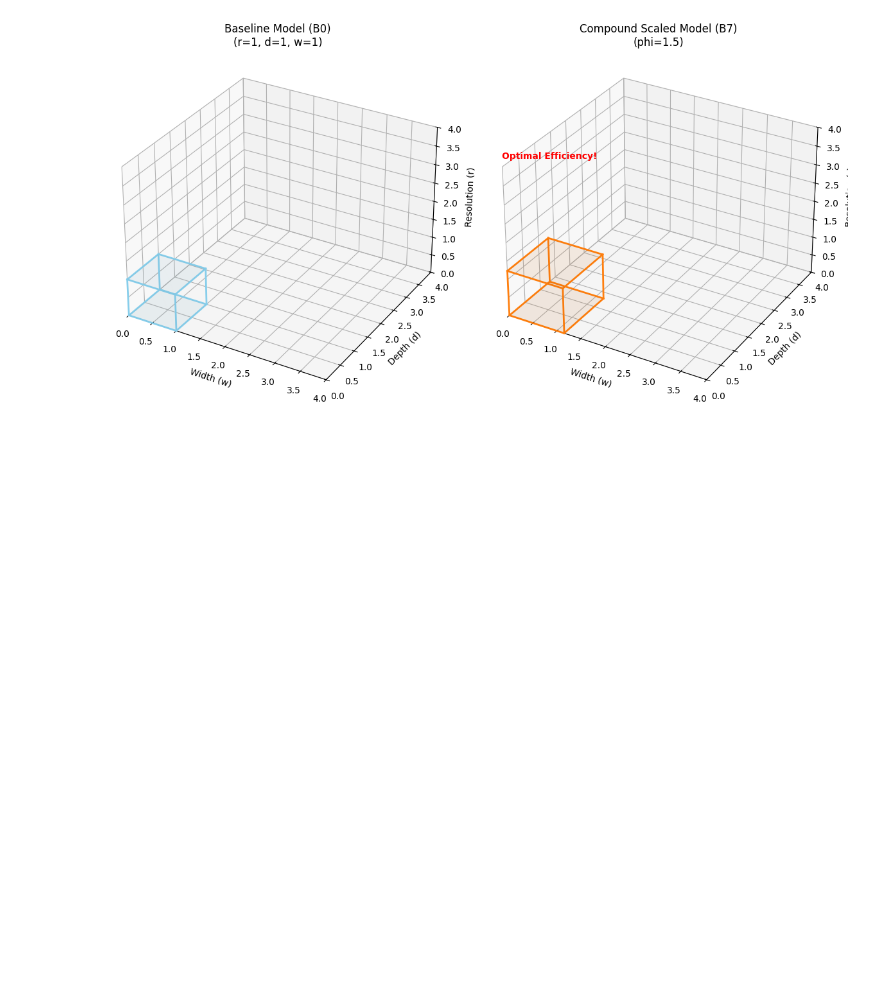
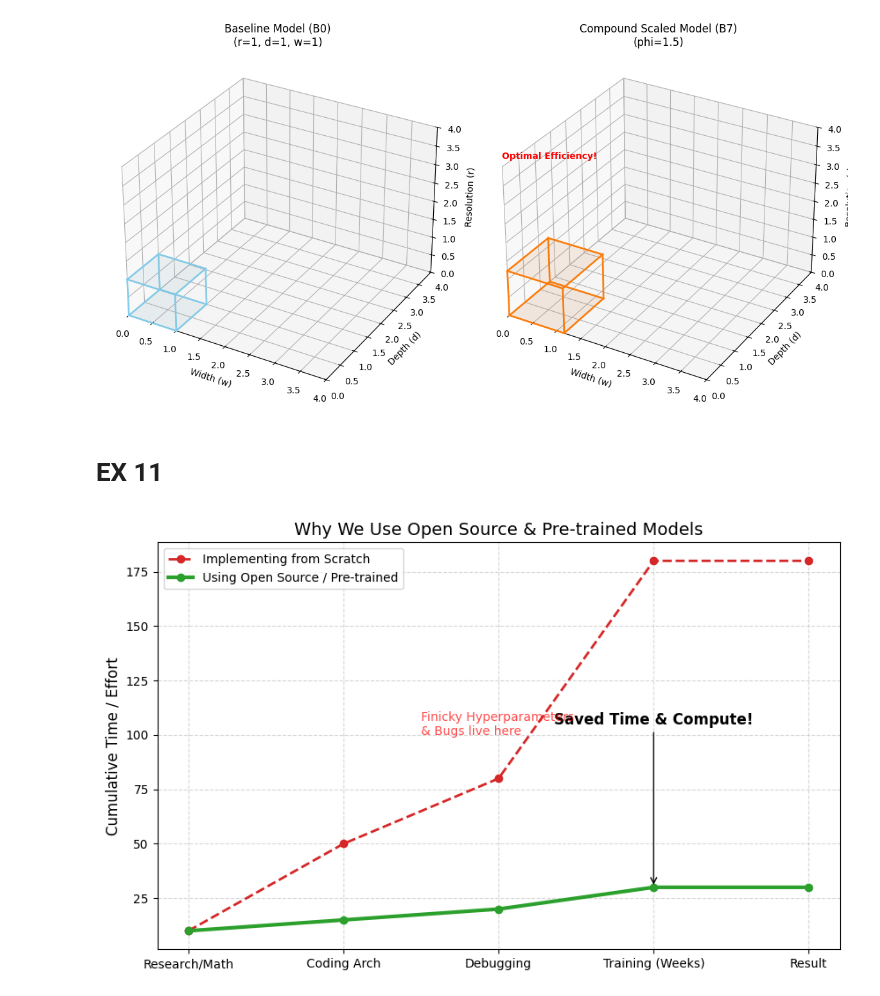
Before and after one commit to Saavkd7/DeepLearning-Specialization-Coursera, a Jupyter notebook: 4. Convolutional+Neural+NETWORKS/Week2/Ex.ipynb, the cells around one changed output. Drawn from its saved outputs; the diff is of its cells as text; code cells hidden in the pictures; blank space fills up the shorter version.

Commit message:
adding ch12 transfer learning

```diff
--- a/4. Convolutional+Neural+NETWORKS/Week2/Ex.ipynb
+++ b/4. Convolutional+Neural+NETWORKS/Week2/Ex.ipynb
@@ -670,3 +670,58 @@ if __name__ == "__main__":
     visualize_compound_scaling_fixed()
 # %% [output]
 [figure]
+# %% [markdown]
+# EX 11
+# %%
+### Full Visualization Implementation
+'''
+This visualization illustrates the **Efficiency Gap** between implementing from scratch versus using open source.
+It simulates the "time to first result" for both approaches.
+'''
+import matplotlib.pyplot as plt
+
+def visualize_workflow_efficiency():
+    # Stages of a project
+    stages = ['Research/Math', 'Coding Arch', 'Debugging', 'Training (Weeks)', 'Result']
+
+    # Time taken (Hypothetical arbitrary units)
+    # Scratch: Huge time coding/debugging, massive training time
+    time_scratch = [10, 40, 30, 100, 0]
+
+    # Open Source: Minimal coding, Minimal training (if using pre-trained), fast result
+    time_opensource = [10, 5, 5, 10, 0] # Transfer learning reduces training time massively
+
+    # Cumulative time
+    cumulative_scratch = [sum(time_scratch[:i+1]) for i in range(len(time_scratch))]
+    cumulative_opensource = [sum(time_opensource[:i+1]) for i in range(len(time_opensource))]
+
+    fig, ax = plt.subplots(figsize=(10, 6))
+
+    # Plot curves
+    ax.plot(stages, cumulative_scratch, marker='o', label='Implementing from Scratch',
+            color='tab:red', linestyle='--', linewidth=2)
+    ax.plot(stages, cumulative_opensource, marker='o', label='Using Open Source / Pre-trained',
+            color='tab:green', linewidth=3)
+
+    # Annotations
+    ax.set_ylabel('Cumulative Time / Effort', fontsize=12)
+    ax.set_title('Why We Use Open Source & Pre-trained Models', fontsize=14)
+
+    # Highlight the gap
+    final_gap = cumulative_scratch[-2] - cumulative_opensource[-2]
+    ax.annotate(f'Saved Time & Compute!',
+                xy=(3, cumulative_opensource[-2]),
+                xytext=(3, (cumulative_scratch[-2] + cumulative_opensource[-2])/2),
+                arrowprops=dict(facecolor='black', arrowstyle='->'),
+                ha='center', fontsize=12, fontweight='bold')
+
+    # Text
+    ax.text(1.5, 100, "Finicky Hyperparameters\n& Bugs live here", color='red', alpha=0.7)
+
+    ax.grid(True, linestyle='--', alpha=0.5)
+    ax.legend()
+    plt.show()
+
+visualize_workflow_efficiency()
+# %% [output]
+[figure, added]
```
Also changed, not shown: 1 other file.
